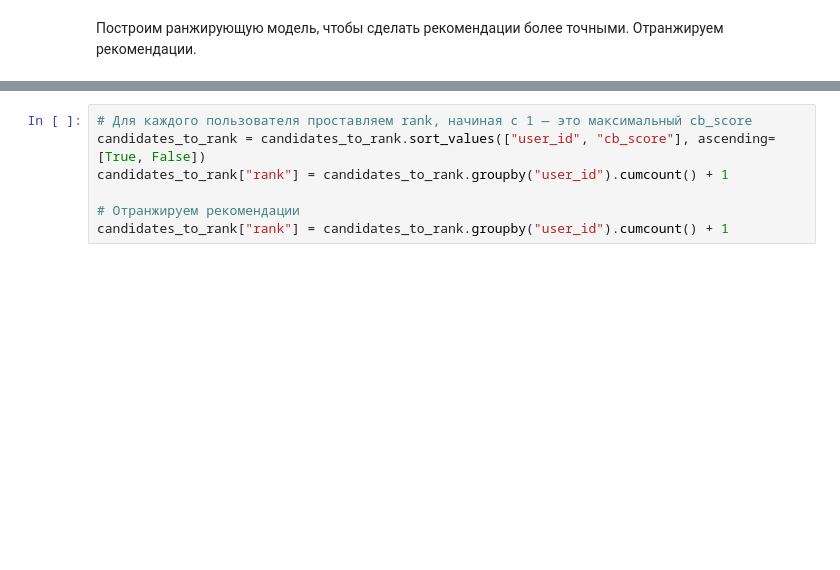
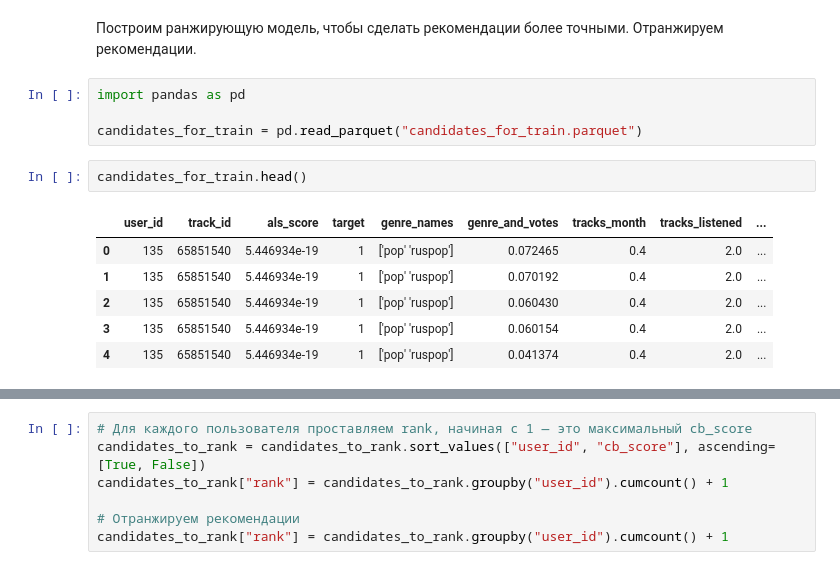
Before and after one commit to Elecrto/mle-project-sprint-4-v001, a Jupyter notebook: recommendations.ipynb, the cells around one changed output, grey strips where cells are left out. Drawn from its saved outputs; the diff is of its cells as text; blank space fills up the shorter version.

```diff
--- a/recommendations.ipynb
+++ b/recommendations.ipynb
@@ -826,6 +900,19 @@ candidates_to_rank.to_parquet('candidates_to_rank.parquet')
 # Ранжирование рекомендаций
 # %% [markdown]
 Построим ранжирующую модель, чтобы сделать рекомендации более точными. Отранжируем рекомендации.
+# %%
+import pandas as pd
+
+candidates_for_train = pd.read_parquet("candidates_for_train.parquet")
+# %%
+candidates_for_train.head()
+# %% [output]
+|  | user_id | track_id | als_score | target | genre_names | genre_and_votes | tracks_month | tracks_listened | ... |
+| 0 | 135 | 65851540 | 5.446934e-19 | 1 | ['pop' 'ruspop'] | 0.072465 | 0.4 | 2.0 | ... |
+| 1 | 135 | 65851540 | 5.446934e-19 | 1 | ['pop' 'ruspop'] | 0.070192 | 0.4 | 2.0 | ... |
+| 2 | 135 | 65851540 | 5.446934e-19 | 1 | ['pop' 'ruspop'] | 0.060430 | 0.4 | 2.0 | ... |
+| 3 | 135 | 65851540 | 5.446934e-19 | 1 | ['pop' 'ruspop'] | 0.060154 | 0.4 | 2.0 | ... |
+| 4 | 135 | 65851540 | 5.446934e-19 | 1 | ['pop' 'ruspop'] | 0.041374 | 0.4 | 2.0 | ... |
 # %%
 from catboost import CatBoostClassifier, Pool
 
```
Also changed, not shown: parts of 21 cells of this notebook, 4 other files.
